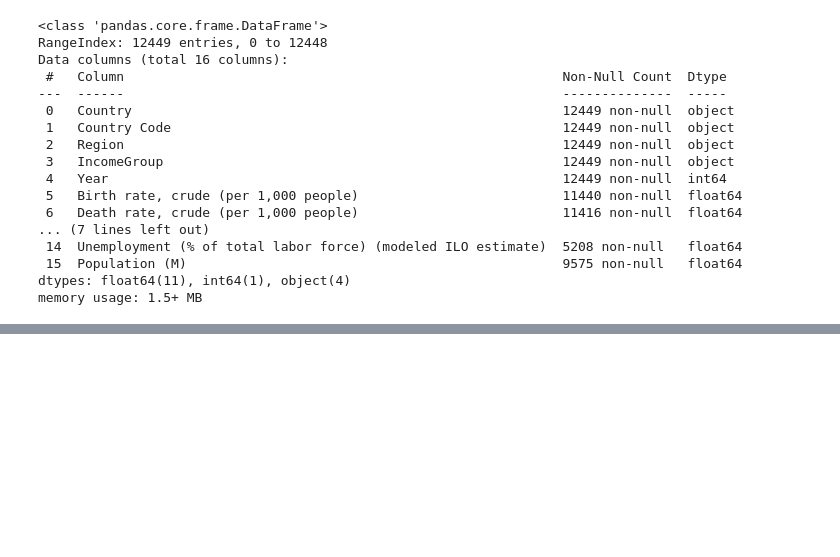
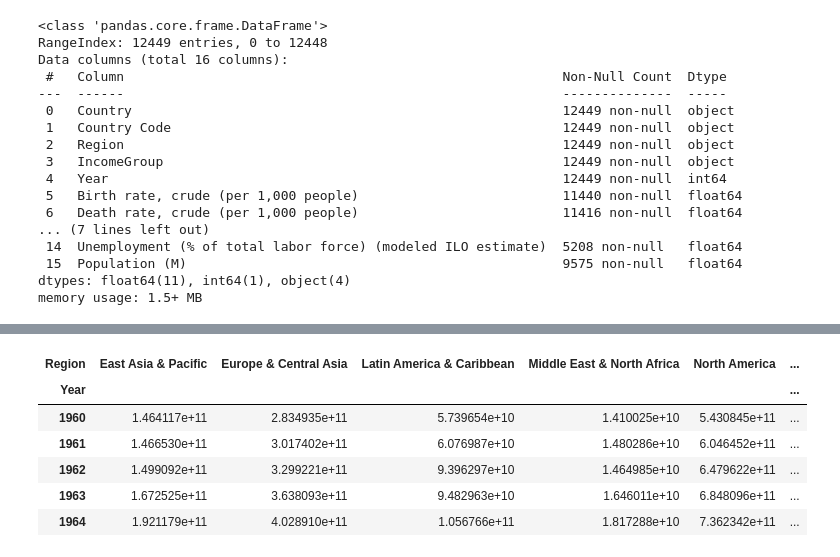
Before and after one commit to bielng/world-economic-report-Dashboard, a Jupyter notebook: main.ipynb, the cells around one changed output, grey strips where cells are left out. Saved outputs shown, nothing was run; the diff lists cells and outputs as text; code cells hidden in the pictures; blank space fills up the shorter version.

Commit message:
create pop pivot table

```diff
--- a/main.ipynb
+++ b/main.ipynb
@@ -173,3 +173,12 @@ wb_hdi_2014.describe()
 # Prepare for visualization
 # %%
 gdp_pivot = df.pivot_table(index="Year", columns="Region", values="GDP (USD)", aggfunc="sum")
+gdp_pivot.head()
+# %% [output]
+| Region | East Asia & Pacific | Europe & Central Asia | Latin America & Caribbean | Middle East & North Africa | North America | ... |
+| Year |  |  |  |  |  | ... |
+| 1960 | 1.464117e+11 | 2.834935e+11 | 5.739654e+10 | 1.410025e+10 | 5.430845e+11 | ... |
+| 1961 | 1.466530e+11 | 3.017402e+11 | 6.076987e+10 | 1.480286e+10 | 6.046452e+11 | ... |
+| 1962 | 1.499092e+11 | 3.299221e+11 | 9.396297e+10 | 1.464985e+10 | 6.479622e+11 | ... |
+| 1963 | 1.672525e+11 | 3.638093e+11 | 9.482963e+10 | 1.646011e+10 | 6.848096e+11 | ... |
+| 1964 | 1.921179e+11 | 4.028910e+11 | 1.056766e+11 | 1.817288e+10 | 7.362342e+11 | ... |
```
Also changed, not shown: parts of 1 cell of this notebook.
